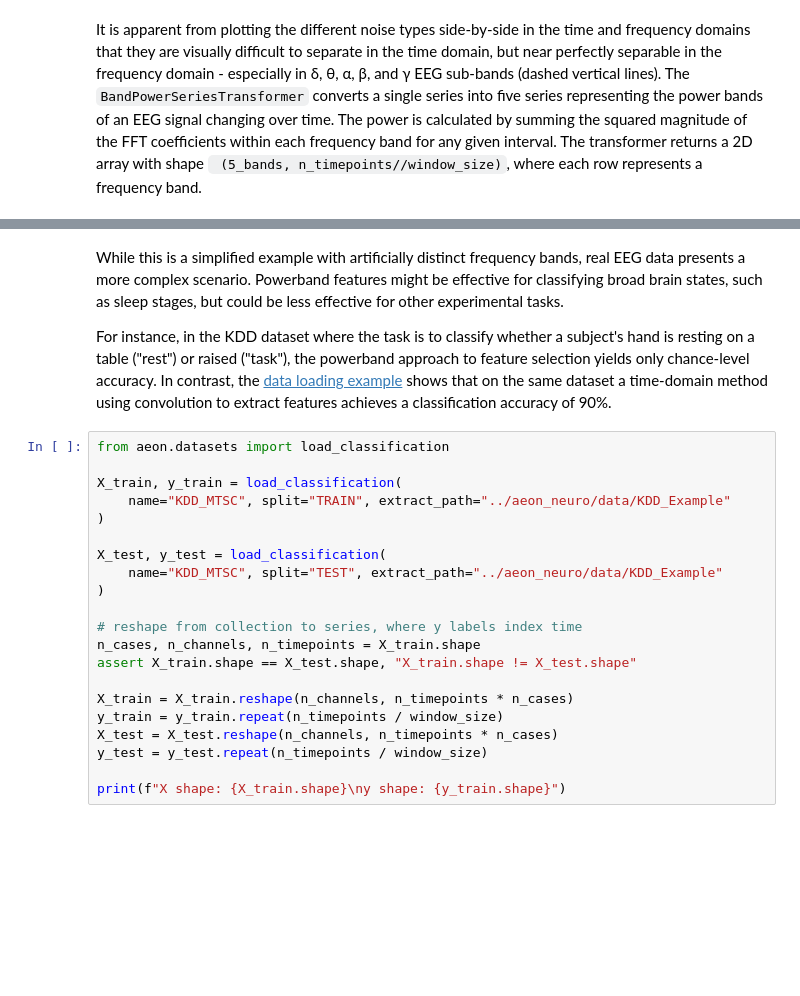
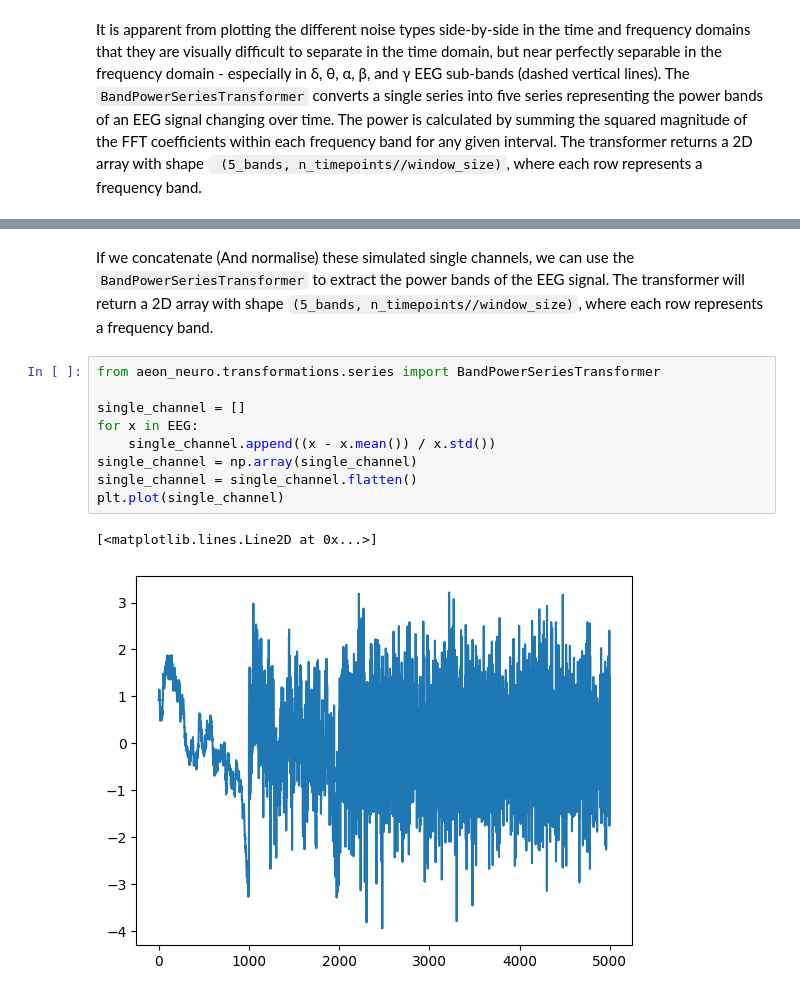
Before and after one commit to aeon-toolkit/aeon-neuro, a Jupyter notebook: examples/transformers.ipynb, the cells around one changed output, grey strips where cells are left out. Cells and saved outputs as stored; diff of their text form; blank space fills up the shorter version.

```diff
--- a/examples/transformers.ipynb
+++ b/examples/transformers.ipynb
@@ -116,25 +120,14 @@ for idx in range(len(noise_colors)):
-# %% [markdown]
-While this is a simplified example with artificially distinct frequency bands, real EEG data presents a more complex scenario. Powerband features might be effective for classifying broad brain states, such as sleep stages, but could be less effective for other experimental tasks.
-
-For instance, in the KDD dataset where the task is to classify whether a subject's hand is resting on a table ("rest") or raised ("task"), the powerband approach to feature selection yields only chance-level accuracy. In contrast, the [data loading example](data_loading.ipynb) shows that on the same dataset a time-domain method using convolution to extract features achieves a classification accuracy of 90%.
-# %%
-from aeon.datasets import load_classification
-
-X_train, y_train = load_classification(
-    name="KDD_MTSC", split="TRAIN", extract_path="../aeon_neuro/data/KDD_Example"
-)
-
-X_test, y_test = load_classification(
-    name="KDD_MTSC", split="TEST", extract_path="../aeon_neuro/data/KDD_Example"
-)
-
-# reshape from collection to series, where y labels index time
-n_cases, n_channels, n_timepoints = X_train.shape
-assert X_train.shape == X_test.shape, "X_train.shape != X_test.shape"
-
-X_train = X_train.reshape(n_channels, n_timepoints * n_cases)
-y_train = y_train.repeat(n_timepoints / window_size)
-X_test = X_test.reshape(n_channels, n_timepoints * n_cases)
-y_test = y_test.repeat(n_timepoints / window_size)
-
-print(f"X shape: {X_train.shape}\ny shape: {y_train.shape}")
+# %% [markdown]
+If we concatenate (And normalise) these simulated single channels, we can use the `BandPowerSeriesTransformer` to extract the power bands of the EEG signal. The transformer will return a 2D array with shape `(5_bands, n_timepoints//window_size)`, where each row represents a frequency band.
+# %%
+from aeon_neuro.transformations.series import BandPowerSeriesTransformer
+
+single_channel = []
+for x in EEG:
+    single_channel.append((x - x.mean()) / x.std())
+single_channel = np.array(single_channel)
+single_channel = single_channel.flatten()
+plt.plot(single_channel)
+# %% [output]
+[<matplotlib.lines.Line2D at 0x...>]
+[figure, added]
```
Also changed, not shown: parts of 5 cells of this notebook, 6 other files.
